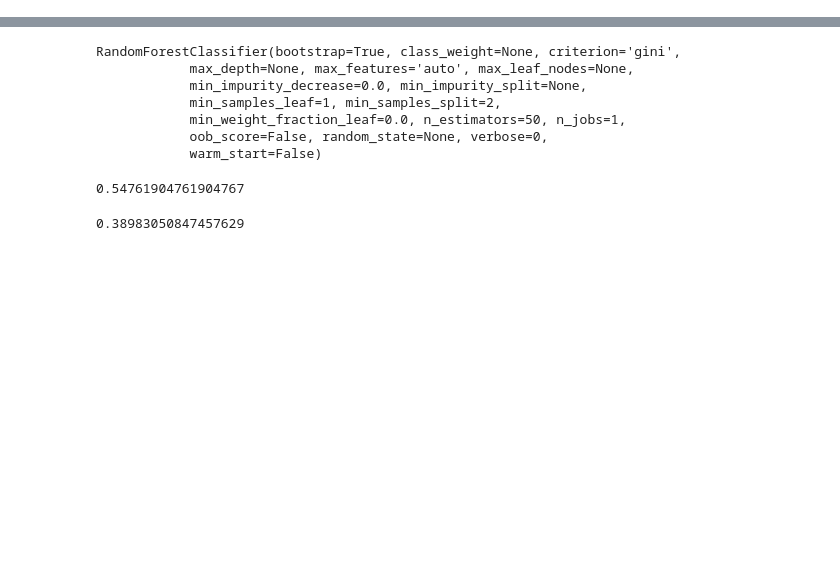
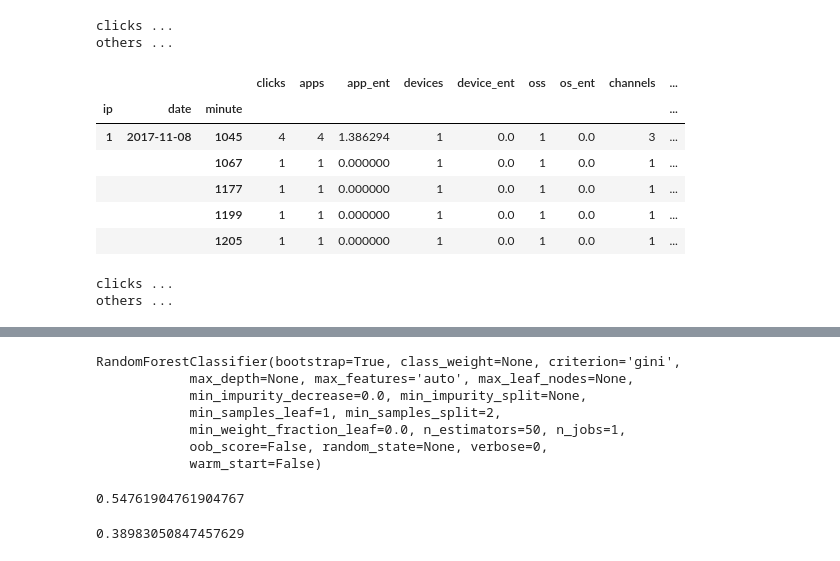
Before and after one commit to emmygold1/kaggle_proj, a Jupyter notebook: talking_data/notebooks/aggregated_clicks.ipynb, the cells around one changed output, grey strips where cells are left out. Drawn from its saved outputs; the diff is of its cells as text; code cells hidden in the pictures; blank space fills up the shorter version.

```diff
--- a/talking_data/notebooks/aggregated_clicks.ipynb
+++ b/talking_data/notebooks/aggregated_clicks.ipynb
@@ -97,0 +48,24 @@ dtype: int64
+# %%
+def get_sum(group_obj, col):
+    res = group_obj[col].nunique()
+    res.name = col + 's'
+    return res
+# %%
+def get_entropy(group_obj, col):
+    values = group_obj[col].value_counts(normalize=True)
+    values_log = pd.Series(np.log(values), index=values.index)
+    entropy_prep = - values * values_log
+    entropy = entropy_prep.groupby(level=[0, 1, 2]).sum()
+    entropy.name = col + '_ent'
+    return entropy
+# %%
+def create_feats(group_obj, feats=['app', 'device', 'os', 'channel']):
+    print('clicks ...')
+    clicks = group_obj.size()
+    clicks.name = 'clicks'
+    print('others ...')
+    series = [clicks]
+    for feat in feats:
+        series.append(get_sum(group_obj, feat))
+        series.append(get_entropy(group_obj, feat))
+    return pd.concat(series, axis=1)
@@ -97,0 +87,20 @@ dtype: int64
+# %%
+train_feats = create_feats(train_gp_idm)
+# %% [output]
+clicks ...
+others ...
+# %%
+train_feats.head()
+# %% [output]
+|  |  |  | clicks | apps | app_ent | devices | device_ent | oss | os_ent | channels | ... |
+| ip | date | minute |  |  |  |  |  |  |  |  | ... |
+| 1 | 2017-11-08 | 1045 | 4 | 4 | 1.386294 | 1 | 0.0 | 1 | 0.0 | 3 | ... |
+|  |  | 1067 | 1 | 1 | 0.000000 | 1 | 0.0 | 1 | 0.0 | 1 | ... |
+|  |  | 1177 | 1 | 1 | 0.000000 | 1 | 0.0 | 1 | 0.0 | 1 | ... |
+|  |  | 1199 | 1 | 1 | 0.000000 | 1 | 0.0 | 1 | 0.0 | 1 | ... |
+|  |  | 1205 | 1 | 1 | 0.000000 | 1 | 0.0 | 1 | 0.0 | 1 | ... |
+# %%
+test_feats = create_feats(test_gp_idm)
+# %% [output]
+clicks ...
+others ...
```
Also changed, not shown: parts of 72 cells of this notebook.
